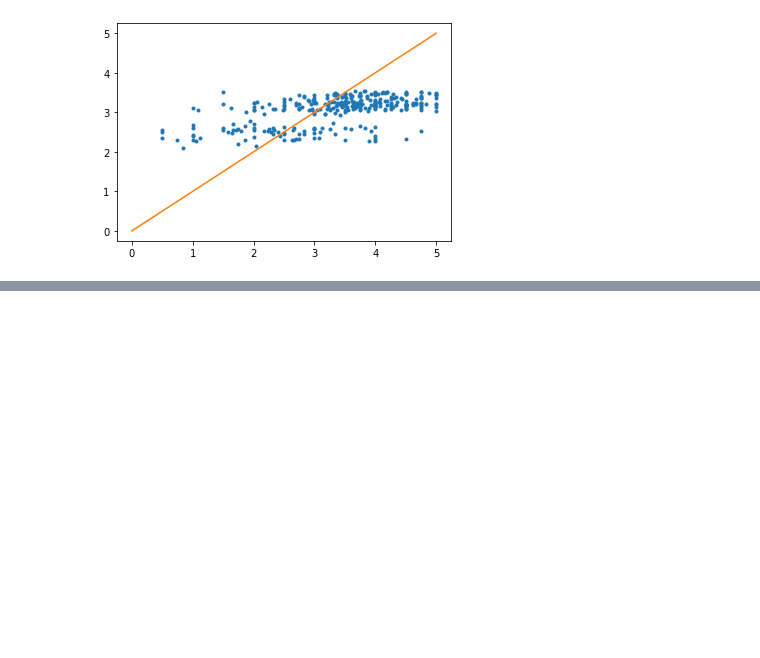
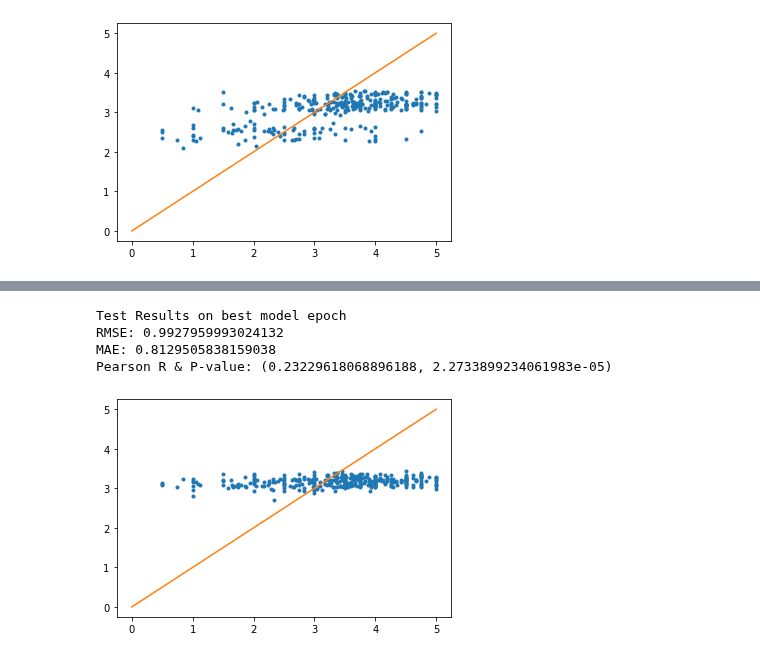
Before and after one commit to fagan2888/tweet-url-relationships, a Jupyter notebook: notebooks/DNN BiLSTM - Colab Muf.ipynb, the cells around one changed output, grey strips where cells are left out. Drawn from its saved outputs; the diff is of its cells as text; code cells hidden in the pictures; blank space fills up the shorter version.

```diff
--- a/notebooks/DNN BiLSTM - Colab Muf.ipynb
+++ b/notebooks/DNN BiLSTM - Colab Muf.ipynb
@@ -804,0 +862,12 @@ plt.show()
+# %%
+VOCAB_SIZE = 34869
+
+tokenizer = tf.keras.preprocessing.text.Tokenizer(num_words=VOCAB_SIZE)
+tokenizer.fit_on_texts(clean_body_train)
+
+# Note, the tokenizer's word_index will not respect VOCAB_SIZE.
+# but, that parameter will be respected in later methods,
+# (for example, when you call text_to_sequences).
+# Also note that '0' is a reserved index for padding.
+word_index = tokenizer.word_index
+print("Word index", len(word_index))
@@ -804,0 +876,10 @@ plt.show()
+# %%
+# Use the texts_to_sequences utility to vectorize your training,
+# validation, and test questions.
+sequences_train = tokenizer.texts_to_sequences(X_train)
+sequences_val = tokenizer.texts_to_sequences(X_val)
+sequences_test = tokenizer.texts_to_sequences(clean_body_test)
+# %%
+padded_train = tf.keras.preprocessing.sequence.pad_sequences(sequences_train, maxlen=MAX_SEQ_LEN)
+padded_val = tf.keras.preprocessing.sequence.pad_sequences(sequences_val, maxlen=MAX_SEQ_LEN)
+padded_test = tf.keras.preprocessing.sequence.pad_sequences(sequences_test, maxlen=MAX_SEQ_LEN)
@@ -804,0 +963,30 @@ plt.show()
+# %%
+model1_best = tf.keras.models.load_model('model-e006.ckpt')
+
+pred1 = model1_best.predict(x=padded_test)
+pred_arr = [p[0] for p in pred1]
+
+d = np.subtract(np.array(pred_arr),y_test_std)
+test_mse = np.mean(np.square(d))
+test_rmse = np.sqrt(test_mse)
+test_mae = np.mean(abs(d))
+test_pearsonr = stats.pearsonr(y_test_std, pred_arr)
+
+print("Test Results on best model epoch")
+print("RMSE:",test_rmse)
+print("MAE:",test_mae)
+print("Pearson R & P-value:",test_pearsonr)
+# %% [output]
+Test Results on best model epoch
+RMSE: 0.9927959993024132
+MAE: 0.8129505838159038
+Pearson R & P-value: (0.23229618068896188, 2.2733899234061983e-05)
+# %%
+# Test Data Prediction
+plt.plot(y_test_std, pred_arr, '.')
+# plot a line, a perfit predict would all fall on this line
+x = np.linspace(0, 5)
+plt.plot(x, x)
+plt.show()
+# %% [output]
+[figure, added]
```
Also changed, not shown: parts of 14 cells of this notebook.
